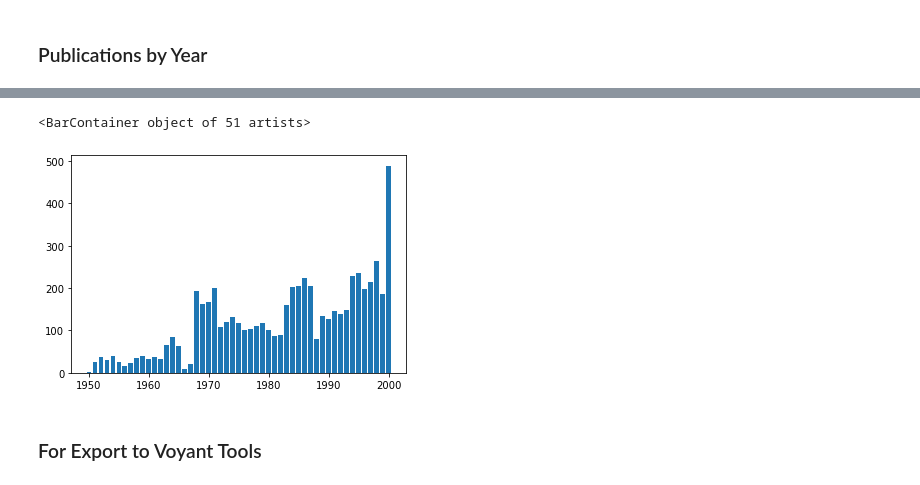
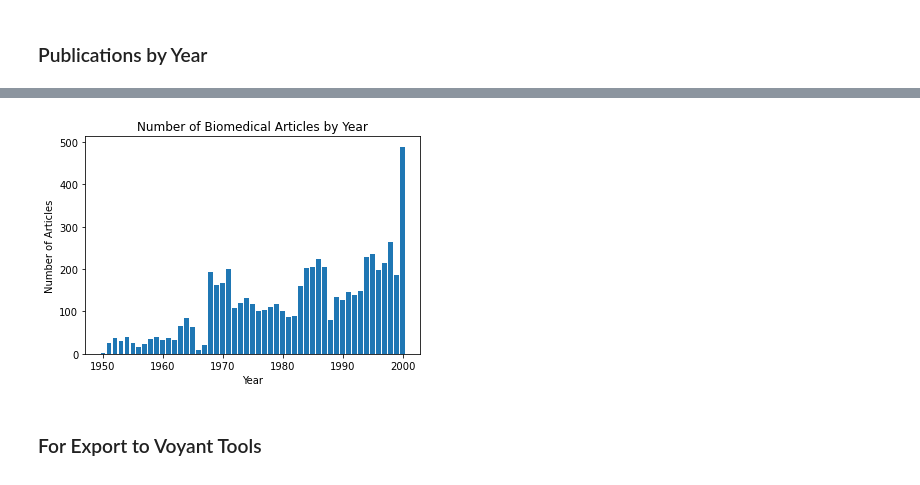
Before and after one commit to BriceB-20/Medical-Device-Project, a Jupyter notebook: Medical Device Data Analysis.ipynb, the cells around one changed output, grey strips where cells are left out. Drawn from its saved outputs; the diff is of its cells as text; code cells hidden in the pictures.

```diff
--- a/Medical Device Data Analysis.ipynb
+++ b/Medical Device Data Analysis.ipynb
@@ -174,10 +173,14 @@ plt.bar(device_pub_year_table.index, [device_pub_year_table.get(x) for x in devi
 # %%
 biomed_date_group = biomed_df.groupby(["Date"])
 biomed_pub_year_table = biomed_date_group["Journal"].apply(lambda y: y.agg(lambda x : x.value_counts().sum()))
-plt.bar(biomed_pub_year_table.index, [biomed_pub_year_table.get(x) for x in biomed_pub_year_table.index])
-# %% [output]
-<BarContainer object of 51 artists>
-[figure, removed]
+# %%
+plt.bar(biomed_pub_year_table.index, [biomed_pub_year_table.get(x) for x in biomed_pub_year_table.index])
+plt.xlabel("Year")
+plt.ylabel("Number of Articles")
+plt.title("Number of Biomedical Articles by Year")
+plt.show()
+# %% [output]
+[figure, added]
 # %% [markdown]
 ### For Export to Voyant Tools
 # %%
```
Also changed, not shown: parts of 15 cells of this notebook, 1 other file.
